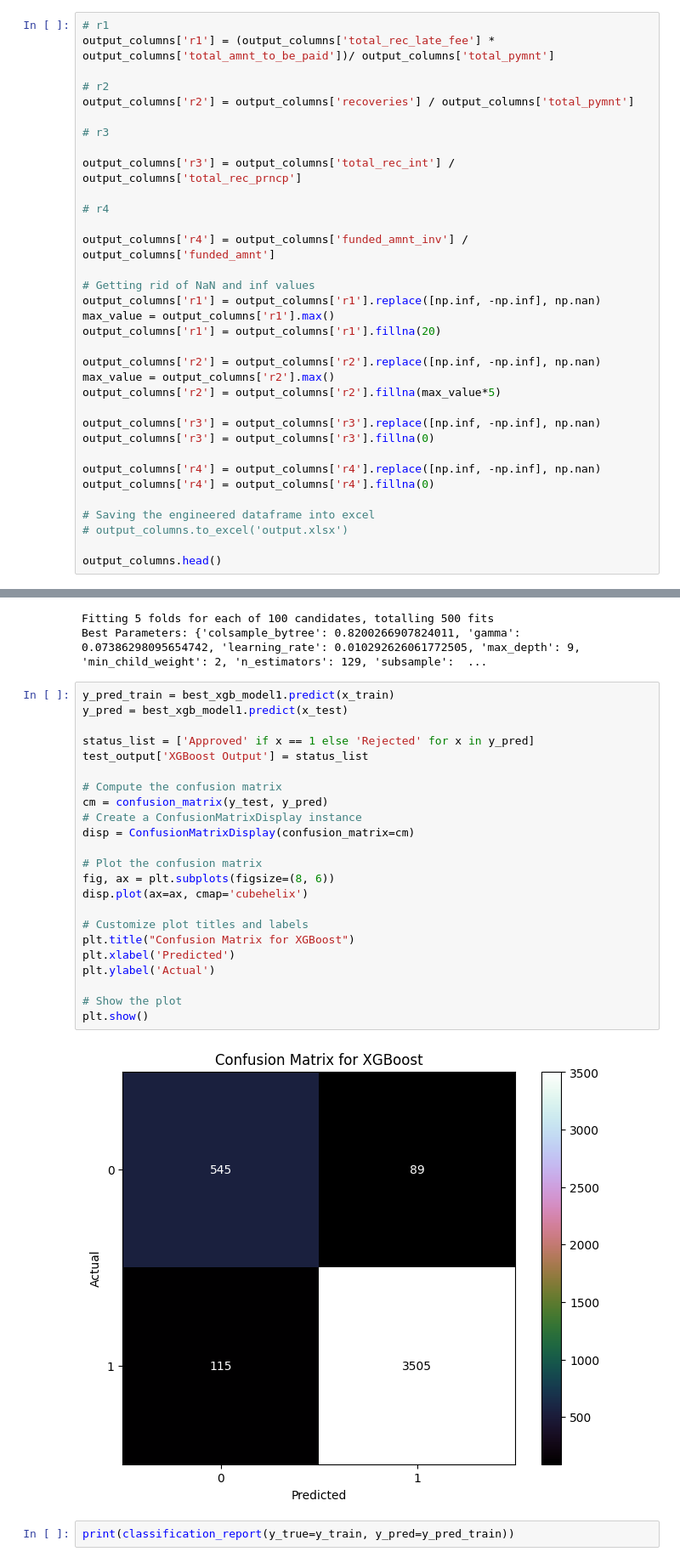
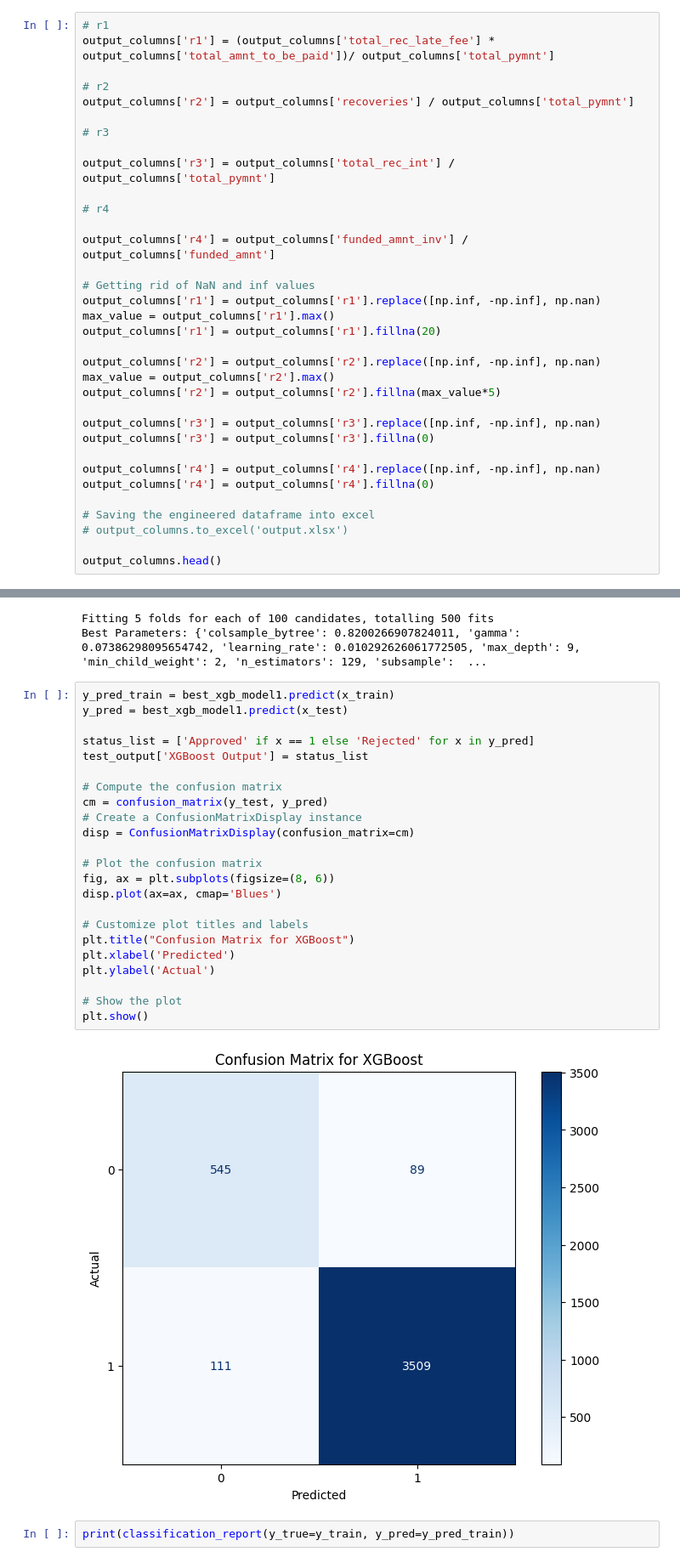
Before and after one commit to unnati026/JPMC-Case-Study, a Jupyter notebook: final (2).ipynb, the cells around one changed output, grey strips where cells are left out. Shown at 85% size. Drawn from its saved outputs; the diff is of its cells as text.

```diff
--- a/final (2).ipynb
+++ b/final (2).ipynb
@@ -186,7 +186,7 @@ output_columns['r2'] = output_columns['recoveries'] / output_columns['total_pymn
 
 # r3
 
-output_columns['r3'] = output_columns['total_rec_int'] / output_columns['total_rec_prncp']
+output_columns['r3'] = output_columns['total_rec_int'] / output_columns['total_pymnt']
 
 # r4
 
@@ -1254,28 +1261,28 @@ Best Parameters: {'colsample_bytree': 0.8200266907824011, 'gamma': 0.07386298095
 # %%
 y_pred_train = best_xgb_model1.predict(x_train)
 y_pred = best_xgb_model1.predict(x_test)
 
 status_list = ['Approved' if x == 1 else 'Rejected' for x in y_pred]
 test_output['XGBoost Output'] = status_list
 
 # Compute the confusion matrix
 cm = confusion_matrix(y_test, y_pred)
 # Create a ConfusionMatrixDisplay instance
 disp = ConfusionMatrixDisplay(confusion_matrix=cm)
 
 # Plot the confusion matrix
 fig, ax = plt.subplots(figsize=(8, 6))
-disp.plot(ax=ax, cmap='cubehelix')
+disp.plot(ax=ax, cmap='Blues')
 
 # Customize plot titles and labels
 plt.title("Confusion Matrix for XGBoost")
 plt.xlabel('Predicted')
 plt.ylabel('Actual')
 
 # Show the plot
 plt.show()
 # %% [output]
-[figure, old version]
+[figure, new version]
 # %%
 print(classification_report(y_true=y_train, y_pred=y_pred_train))
 # %% [output]
```
Also changed, not shown: parts of 38 cells of this notebook, 2 other files.
